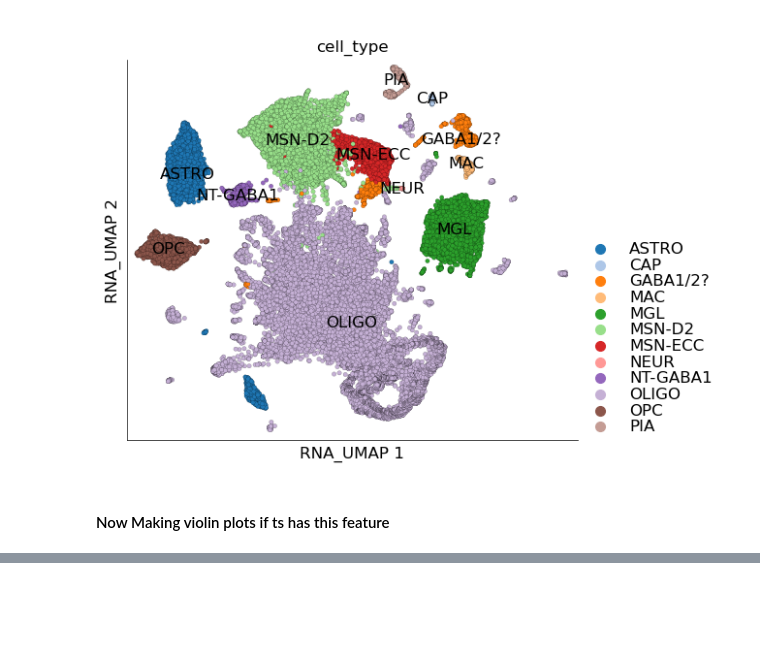
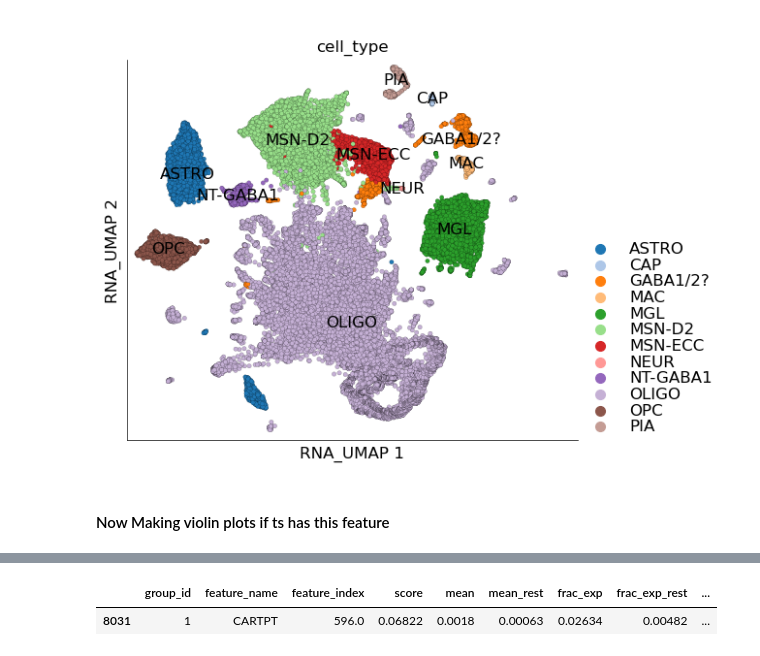
Before and after one commit to saatvik-viniak/sc-RNA-atlas, a Jupyter notebook: External Segment of globus pallidus/externalGP.ipynb, the cells around one changed output, grey strips where cells are left out. Cells and saved outputs as stored; diff of their text form; code cells hidden in the pictures; blank space fills up the shorter version.

```diff
--- a/External Segment of globus pallidus/externalGP.ipynb
+++ b/External Segment of globus pallidus/externalGP.ipynb
@@ -584,0 +608,5 @@ plt.show()
+# %%
+markers[markers['feature_name'] == 'CARTPT']
+# %% [output]
+|  | group_id | feature_name | feature_index | score | mean | mean_rest | frac_exp | frac_exp_rest | ... |
+| 8031 | 1 | CARTPT | 596.0 | 0.06822 | 0.0018 | 0.00063 | 0.02634 | 0.00482 | ... |
```
Also changed, not shown: parts of 8 cells of this notebook, 2 other files.
